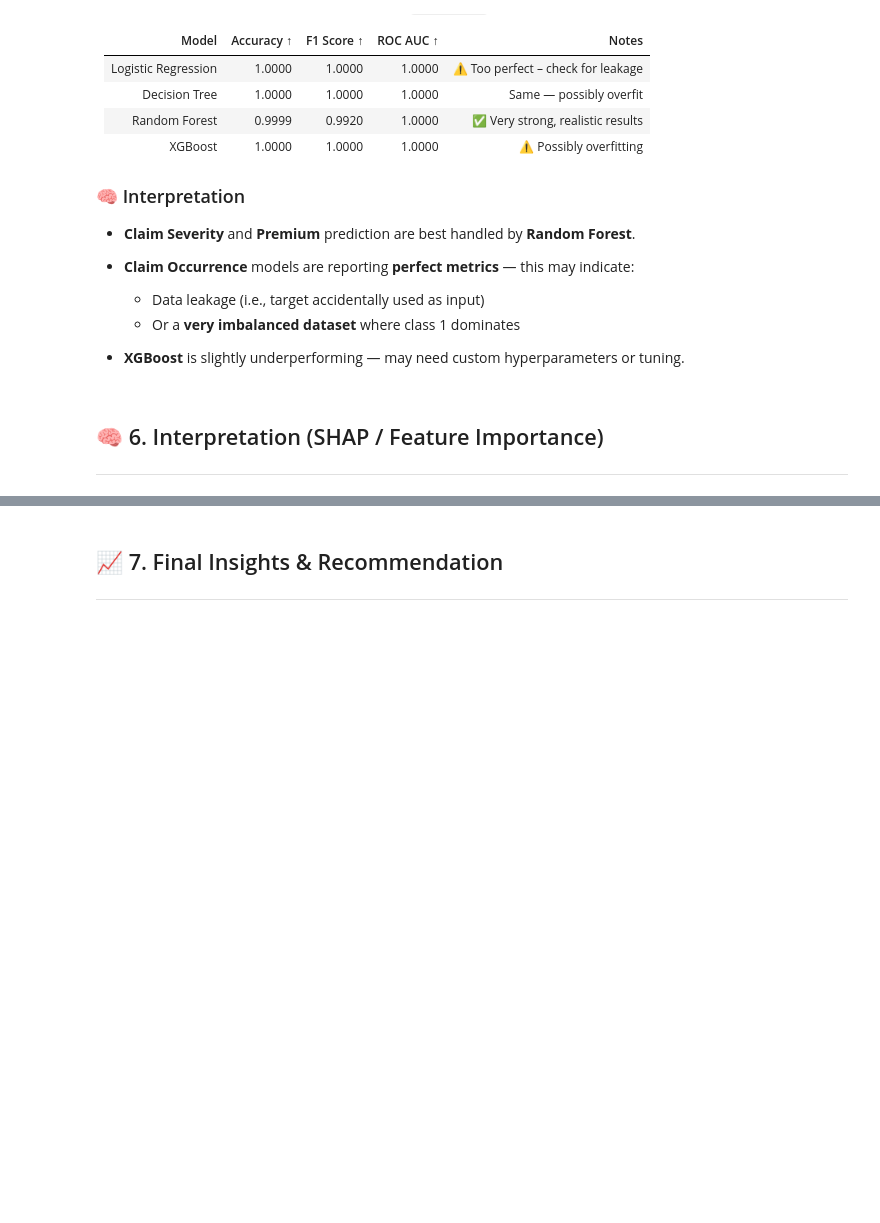
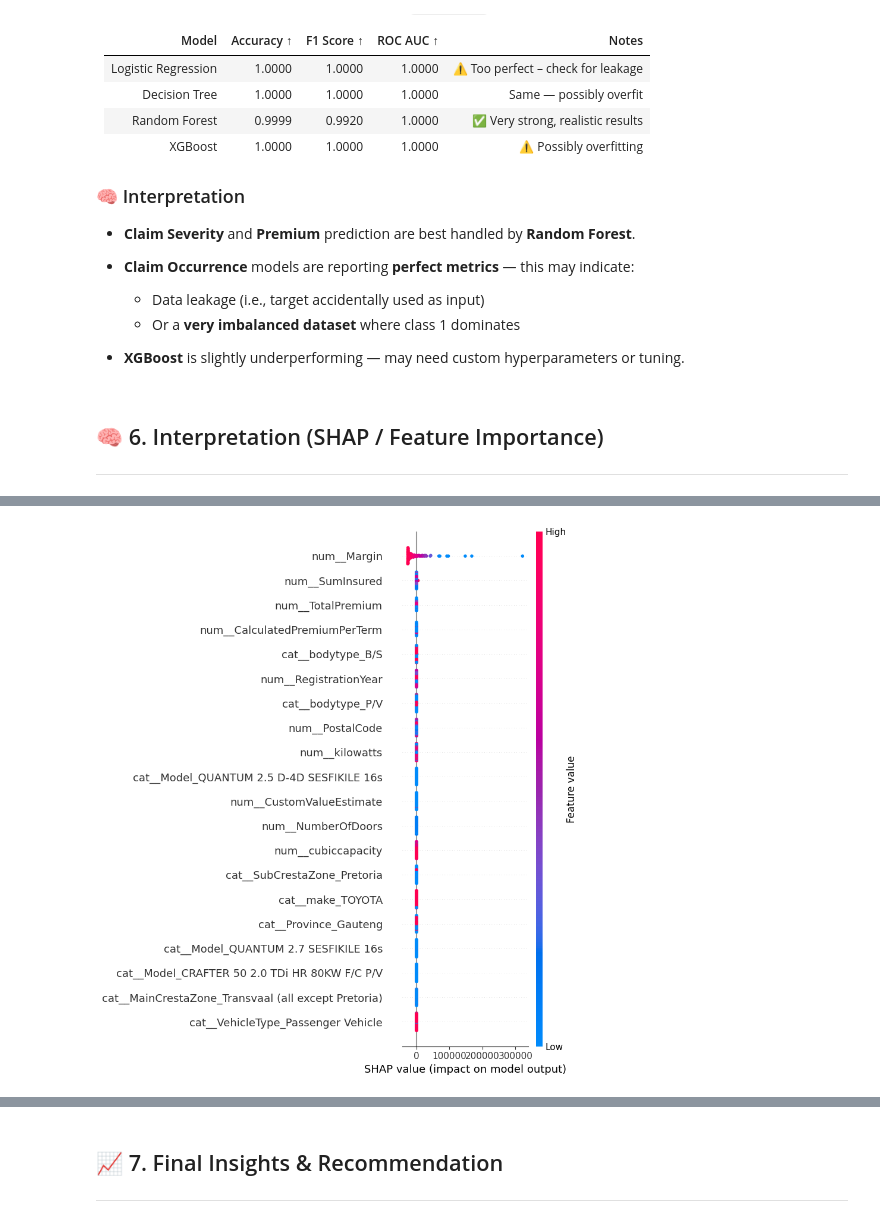
Before and after one commit to 5237-mests/acis-insurance-risk-analytics, a Jupyter notebook: notebooks/04_claim_risk_and_pricing_models.ipynb, the cells around one changed output, grey strips where cells are left out. Drawn from its saved outputs; the diff is of its cells as text; code cells hidden in the pictures; blank space fills up the shorter version.

```diff
--- a/notebooks/04_claim_risk_and_pricing_models.ipynb
+++ b/notebooks/04_claim_risk_and_pricing_models.ipynb
@@ -54,7 +52,7 @@ fitted_pipes_claim_severity = train_and_evaluate_claim_severity_models(df)
 # %%
 # 👉 Train & evaluate models to predict premiums
 from src.models.train_premium import train_and_evaluate_premium_models
-train_and_evaluate_premium_models(df)
+fittted_pipe_premium_model = train_and_evaluate_premium_models(df)
 # %% [output]
 📊 Linear Regression
 ✅ RMSE: 39.69
@@ -78,7 +76,7 @@ train_and_evaluate_premium_models(df)
 # %%
 # 👉 Logistic Regression, Random Forest, XGBoost Classifier
 from src.models.train_claim_probability import train_and_evaluate_claim_probability_models
-train_and_evaluate_claim_probability_models(df)
+fitted_pipe_claim_probability = train_and_evaluate_claim_probability_models(df)
 # %% [output]
 📊 Logistic Regression
 ✅ Accuracy:  1.0000
@@ -166,0 +185,10 @@ feature_names = pipe.named_steps["preprocessor"].get_feature_names_out()
+# %%
+# ✅ Step 3: SHAP Summary Plot (Global)
+import shap
+x_dense = X_transformed.toarray()
+explainer = shap.Explainer(model, x_dense)
+shap_values = explainer(x_dense[:100])  # sample for performance
+
+shap.summary_plot(shap_values, features=x_dense[:100], feature_names=feature_names)
+# %% [output]
+[figure, added]
```
Also changed, not shown: parts of 6 cells of this notebook.
